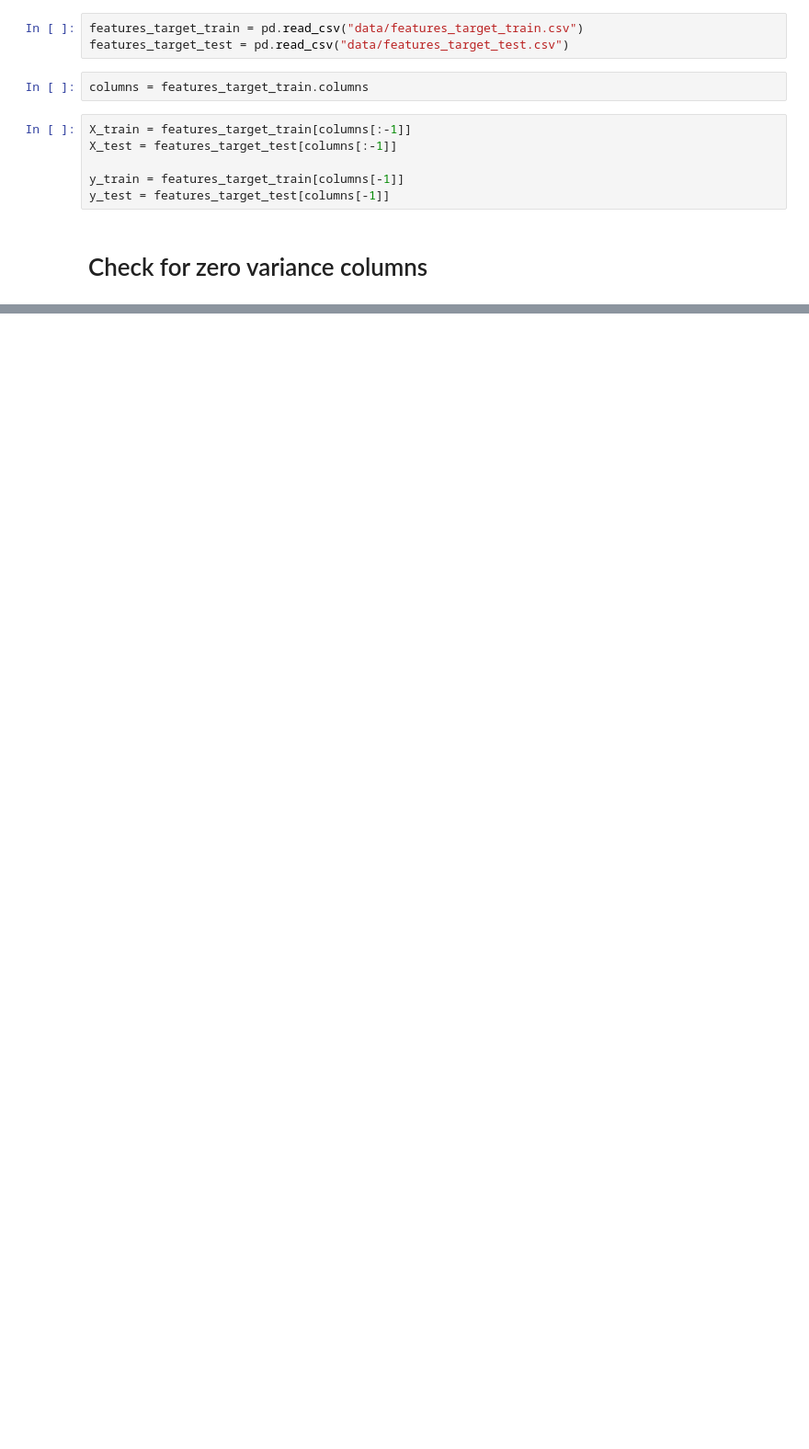
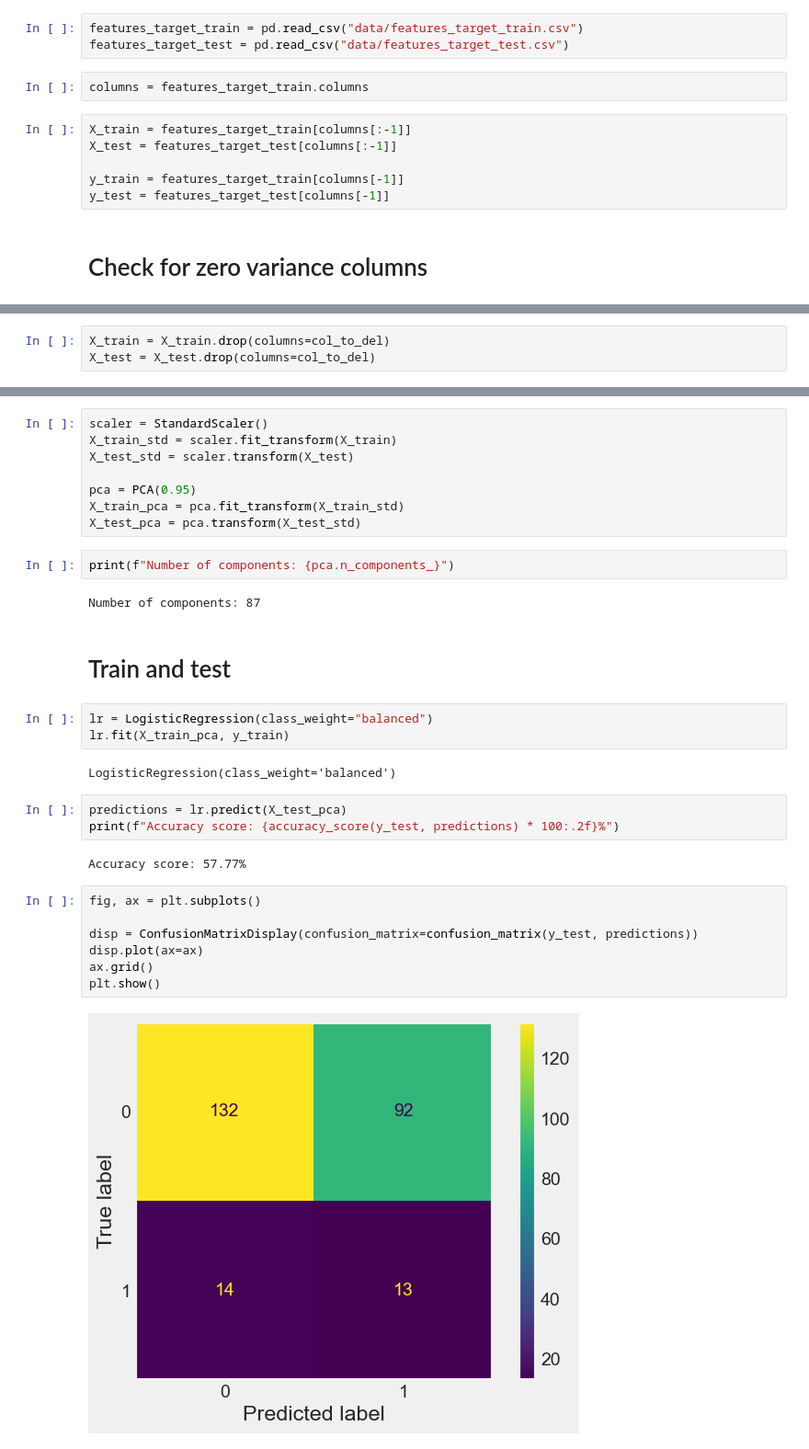
Before and after one commit to iltramont/Toxicity_SMILES, a Jupyter notebook: models.ipynb, the cells around one changed output, grey strips where cells are left out. Shown: that part at 92% size. Cells and saved outputs as stored; diff of their text form; blank space fills up the shorter version.

```diff
--- a/models.ipynb
+++ b/models.ipynb
@@ -25,0 +41,3 @@ fr_prisulfonamd 0.0
+# %%
+X_train = X_train.drop(columns=col_to_del)
+X_test = X_test.drop(columns=col_to_del)
@@ -25,0 +47,33 @@ fr_prisulfonamd 0.0
+# %%
+scaler = StandardScaler()
+X_train_std = scaler.fit_transform(X_train)
+X_test_std = scaler.transform(X_test)
+
+pca = PCA(0.95)
+X_train_pca = pca.fit_transform(X_train_std)
+X_test_pca = pca.transform(X_test_std)
+# %%
+print(f"Number of components: {pca.n_components_}")
+# %% [output]
+Number of components: 87
+# %% [markdown]
+# Train and test
+# %%
+lr = LogisticRegression(class_weight="balanced")
+lr.fit(X_train_pca, y_train)
+# %% [output]
+LogisticRegression(class_weight='balanced')
+# %%
+predictions = lr.predict(X_test_pca)
+print(f"Accuracy score: {accuracy_score(y_test, predictions) * 100:.2f}%")
+# %% [output]
+Accuracy score: 57.77%
+# %%
+fig, ax = plt.subplots()
+
+disp = ConfusionMatrixDisplay(confusion_matrix=confusion_matrix(y_test, predictions))
+disp.plot(ax=ax)
+ax.grid()
+plt.show()
+# %% [output]
+[figure, added]
```
Also changed, not shown: parts of 7 cells of this notebook.
